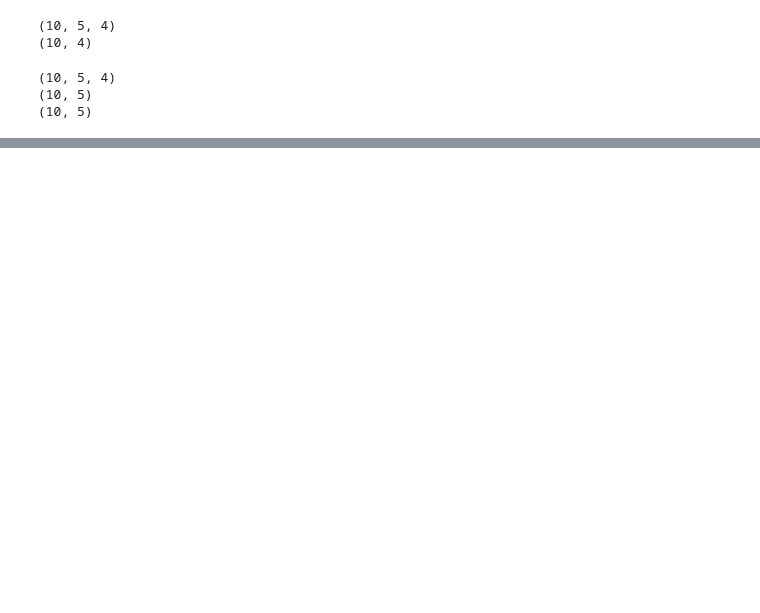
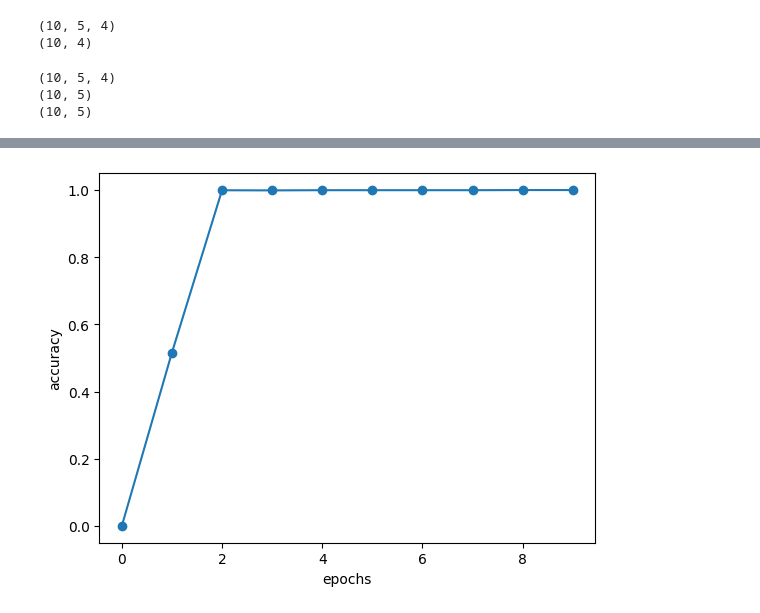
Before and after one commit to Masato-210831/For_study, a Jupyter notebook: Python_code/2_deep learning built from scratch/chapter8.ipynb, the cells around one changed output, grey strips where cells are left out. Drawn from its saved outputs; the diff is of its cells as text; code cells hidden in the pictures; blank space fills up the shorter version.

```diff
--- a/Python_code/2_deep learning built from scratch/chapter8.ipynb
+++ b/Python_code/2_deep learning built from scratch/chapter8.ipynb
@@ -56,7 +56,7 @@ print(c.shape)
 # %%
 class WeightSum:
     def __init__(self):
-        self.params = [], self.grads = []
+        self.params, self.grads = [], []
         self.cache = None
 
 
@@ -109,24 +109,22 @@ class AttentionWeight:
         self.softmax = Softmax()
         self.cache = None
 
-
     def forward(self, hs, h):
         N, T, H = hs.shape
 
-        hr = h.reshape(N, 1, H).repeat(T, axis= 1)
+        hr = h.reshape(N, 1, H)#.repeat(T, axis=1)
         t = hs * hr
         s = np.sum(t, axis=2)
         a = self.softmax.forward(s)
+
         self.cache = (hs, hr)
-
         return a
-
 
     def backward(self, da):
         hs, hr = self.cache
         N, T, H = hs.shape
 
-        ds = softmax.backward(da)
+        ds = self.softmax.backward(da)
         dt = ds.reshape(N, T, 1).repeat(H, axis=2)
         dhs = dt * hr
         dhr = dt * hs
@@ -135,0 +253,16 @@ class AttentionWeight:
+# %%
+# attention EncoderはEncoderのオーバーライド
+
+class AttentionEncoder(Encoder):
+    def forward(self, xs):
+        xs = self.embed.forward(xs)
+        hs = self.lstm.forward(xs)
+        self.hs = hs
+
+        return hs
+
+
+    def backward(self, dhs):
+        dout = self.lstm.backward(dhs)
+        dout = self.embed.backward(dout)
+        return dout
@@ -135,0 +362,10 @@ class AttentionWeight:
+# %%
+class AttentionSeq2seq(Seq2seq):
+    def __init__(self, vocab_size, wordvec_size, hidden_size):
+        args = vocab_size, wordvec_size, hidden_size
+        self.encoder = AttentionEncoder(*args)
+        self.decoder = AttentionDecoder(*args)
+        self.softmax = TimeSoftmaxWithLoss()
+
+        self.params = self.encoder.params + self.decoder.params
+        self.grads = self.encoder.grads + self.decoder.grads
@@ -135,0 +523,10 @@ class AttentionWeight:
+# %%
+# グラフの描画
+x = np.arange(len(acc_list))
+plt.plot(x, acc_list, marker='o')
+plt.xlabel('epochs')
+plt.ylabel('accuracy')
+plt.ylim(-0.05, 1.05)
+plt.show()
+# %% [output]
+[figure, added]
```
Also changed, not shown: parts of 14 cells of this notebook.
